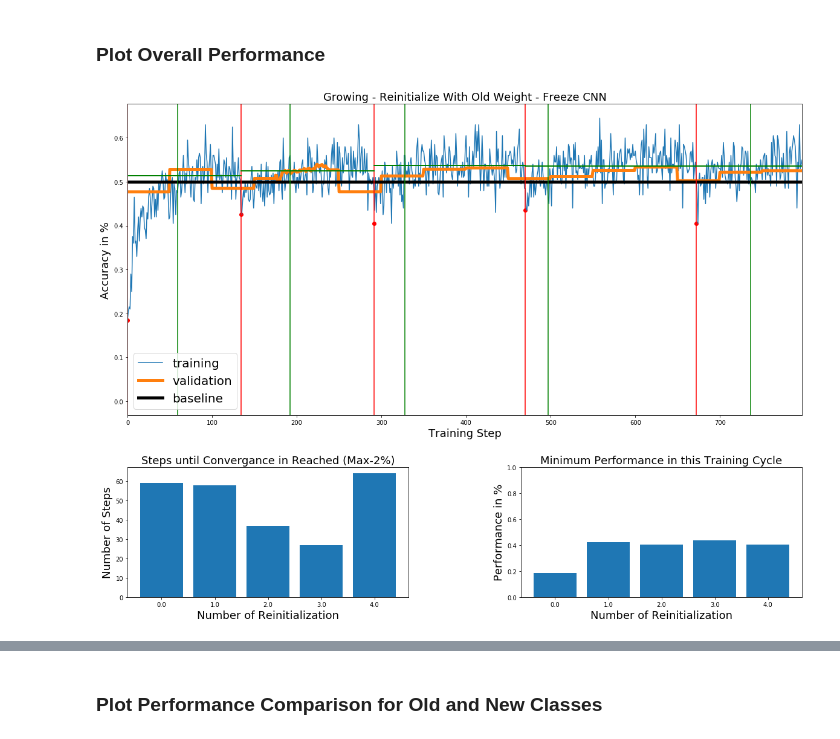
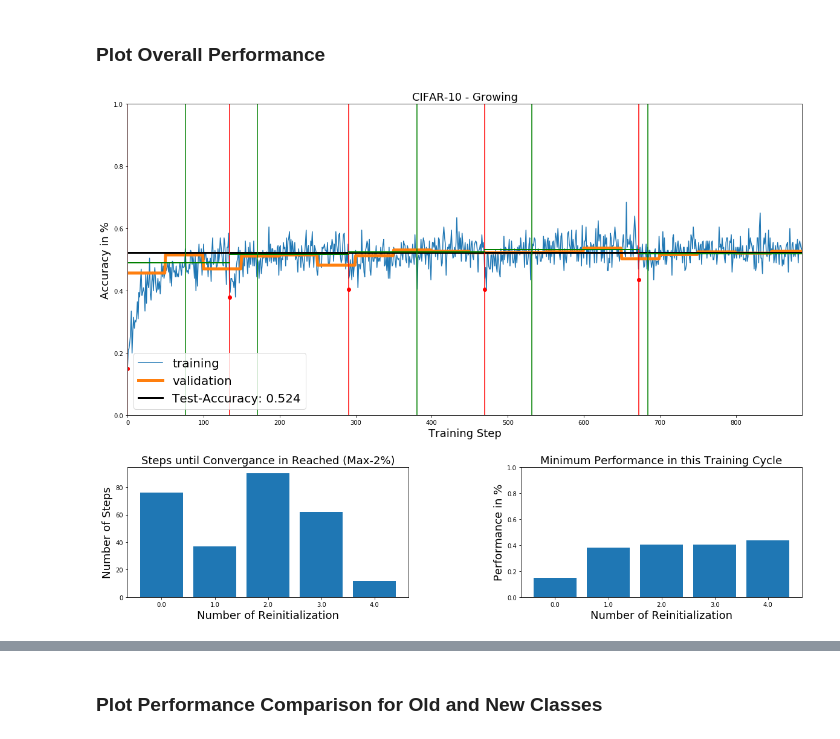
Before and after one commit to vkakerbeck/Progressively-Growing-Networks, a Jupyter notebook: Growing-CIFAR-10.ipynb, the cells around one changed output, grey strips where cells are left out. Drawn from its saved outputs; the diff is of its cells as text; code cells hidden in the pictures.

```diff
--- a/Growing-CIFAR-10.ipynb
+++ b/Growing-CIFAR-10.ipynb
@@ -54,14 +56,20 @@ class CIFAR():
             self._test_data = imgs.transpose([0, 2, 3, 1])
             self._test_labels = np.array(cifar_data[b"labels"])
 
-    def get_training_batch(self, batch_size, numC):
-        return self._get_batch(self._training_data[np.where(self._training_labels<=numC)], self._training_labels[np.where(self._training_labels<=numC)], batch_size)
+    def get_training_batch(self, batch_size, numC,labelList=[]):
+        if len(labelList)==0:
+            return self._get_batch(self._training_data[np.where(self._training_labels<=numC)], self._training_labels[np.where(self._training_labels<=numC)], batch_size)
+        else:
+            return self._get_batch(self._training_data[np.where(np.isin(self._training_labels,labelList[:numC]))], self._training_labels[np.where(np.isin(self._training_labels,labelList[:numC]))], batch_size)
 
-    def get_validation_batch(self, batch_size, numC):
-        return self._get_batch(self._validation_data[np.where(self._validation_labels<=numC)], self._validation_labels[np.where(self._validation_labels<=numC)], batch_size)
+    def get_validation_batch(self, batch_size, numC,labelList=[]):
+        if len(labelList)==0:
+            return self._get_batch(self._validation_data[np.where(self._validation_labels<=numC)], self._validation_labels[np.where(self._validation_labels<=numC)], batch_size)
+        else:
+            return self._get_batch(self._validation_data[np.where(np.isin(self._validation_labels,labelList[:numC]))], self._validation_labels[np.where(np.isin(self._validation_labels,labelList[:numC]))], batch_size)
 
-    def get_test_batch(self, batch_size):
-        return self._get_batch(self._test_data, self._test_labels, batch_size)
+    def get_test_batch(self, batch_size,numC):
+        return self._get_batch(self._test_data[np.where(self._test_labels<=numC)], self._test_labels[np.where(self._test_labels<=numC)], batch_size)
 
     def _get_batch(self, data, labels, batch_size):
         samples_n = labels.shape[0]
@@ -90,5 +104,7 @@ cifar = CIFAR(path + "Uni2/TensorFlow/Excercises/cifar-10-python/cifar-10-batche
 # %%
-images, labels = next(cifar.get_training_batch(15,10))
+Llist = np.random.permutation(10)
+print(Llist)
+images, labels = next(cifar.get_validation_batch(15,5,Llist))
 
 label_to_word = {
     0: "Airplane",
@@ -165,7 +182,10 @@ def OwnAccuracyCalculator(out,target,maxOld):
                 WrongNew = WrongNew+1
     AccAll = numRight/out.shape[0]
     AccOld = RightOld/(RightOld+WrongOld)
-    AccNew = RightNew/(RightNew+WrongNew)
+    try:
+        AccNew = RightNew/(RightNew+WrongNew)
+    except:
+        AccNew = 0
     return AccAll,AccOld,AccNew
 def smoothListGaussian(list,strippedXs=False,degree=5):
     #Code from https://www.swharden.com/wp/2008-11-17-linear-data-smoothing-in-python/
@@ -204,18 +224,19 @@ def softmax(z):
     sm = (np.exp(z).T / np.sum(np.exp(z))).T
     return sm
 #Plotting -------------------------------------------------------------------------------------------------------------
-def plotPerformance(training_accuracies,validation_accuracies,steps,title):
+def plotPerformance(training_accuracies,validation_accuracies,steps,testacc,title):
     fig = plt.figure(figsize=(20,15))
     grid = plt.GridSpec(3,2,hspace=0.4, wspace=0.4)
     fig.add_subplot(grid[:2,:])
     plt.plot(training_accuracies)
     plt.plot(np.append(validation_accuracies,validation_accuracies[-1]), linewidth=5)
-    plt.plot(np.full(steps[-1],0.5), linewidth=5, color = 'black')
+    plt.plot(np.full(steps[-1],testacc), linewidth=3, color = 'black')
     plt.xlabel("Training Step", fontsize=18)
     plt.ylabel("Accuracy in %", fontsize=18)
     plt.title(title, fontsize=18)
-    plt.xlim(0,steps[-1]-100)
-    plt.legend(['training','validation','baseline'],fontsize=20,loc=3)
+    plt.xlim(0,steps[-1]-10)
+    plt.ylim(0,1)
+    plt.legend(['training','validation','Test-Accuracy: '+str(testacc)],fontsize=20,loc=3)
     start,v,mini = perfQuantifier(training_accuracies,steps)
     for s in steps:
         plt.axvline(x=s,color='r')
@@ -507,7 +1228,7 @@ Use `tf.variables_initializer` instead.
 # %% [markdown]
 ### Plot Overall Performance
 # %%
-plotPerformance(training_accuracies,validation_accuracies,ESteps,"Growing - Reinitialize With Old Weight - Freeze CNN")
-#plt.savefig('Results/CIFAR_OldW_Grow_Freeze.png')
+plotPerformance(training_accuracies,validation_accuracies,ESteps,test_accuracy,"CIFAR-10 - Growing")
+#plt.savefig('NewResults/CIFAR_Normal.png')
 # %% [output]
-[figure, old version]
+[figure, new version]
```
Also changed, not shown: parts of 41 cells of this notebook, 1 other file.
